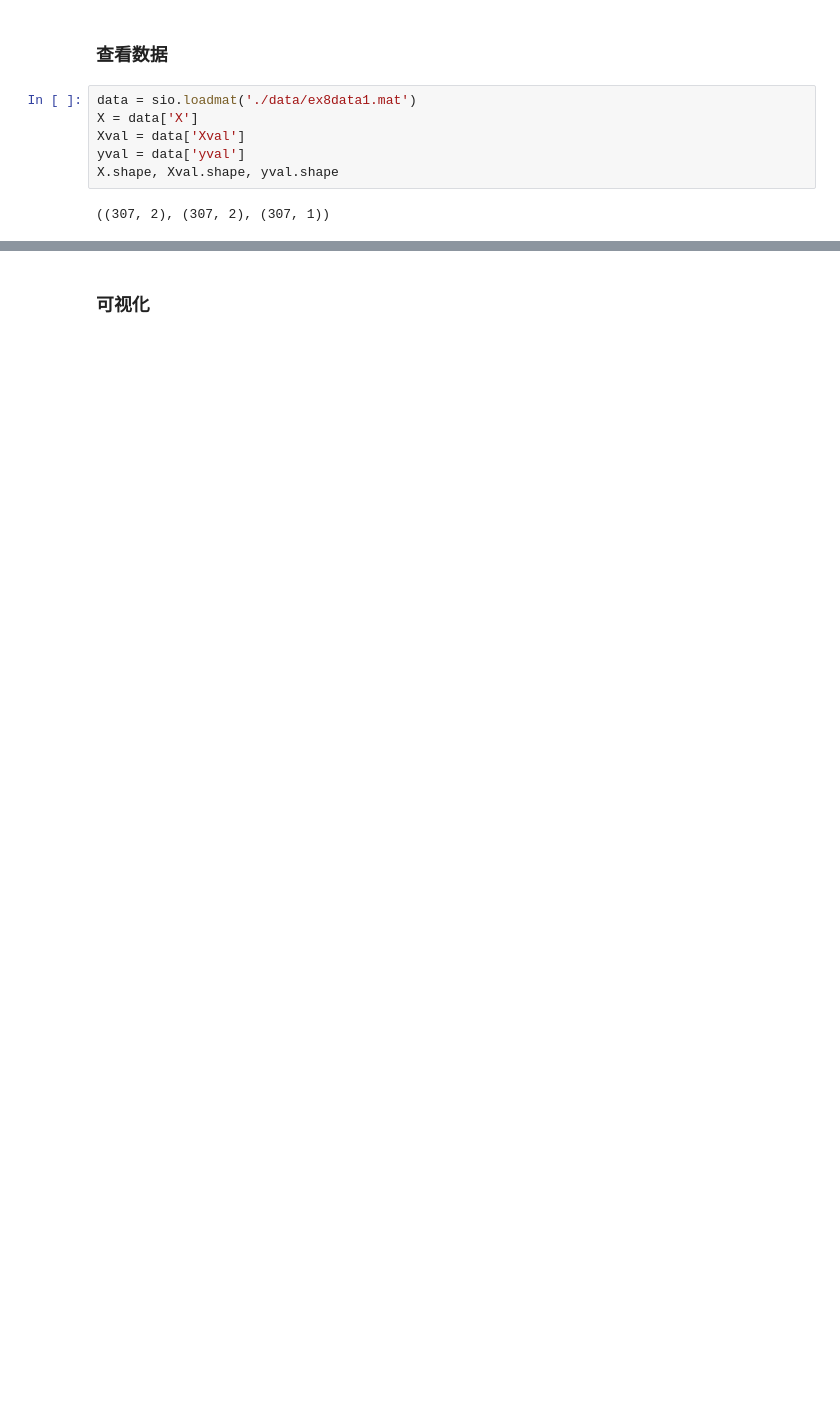
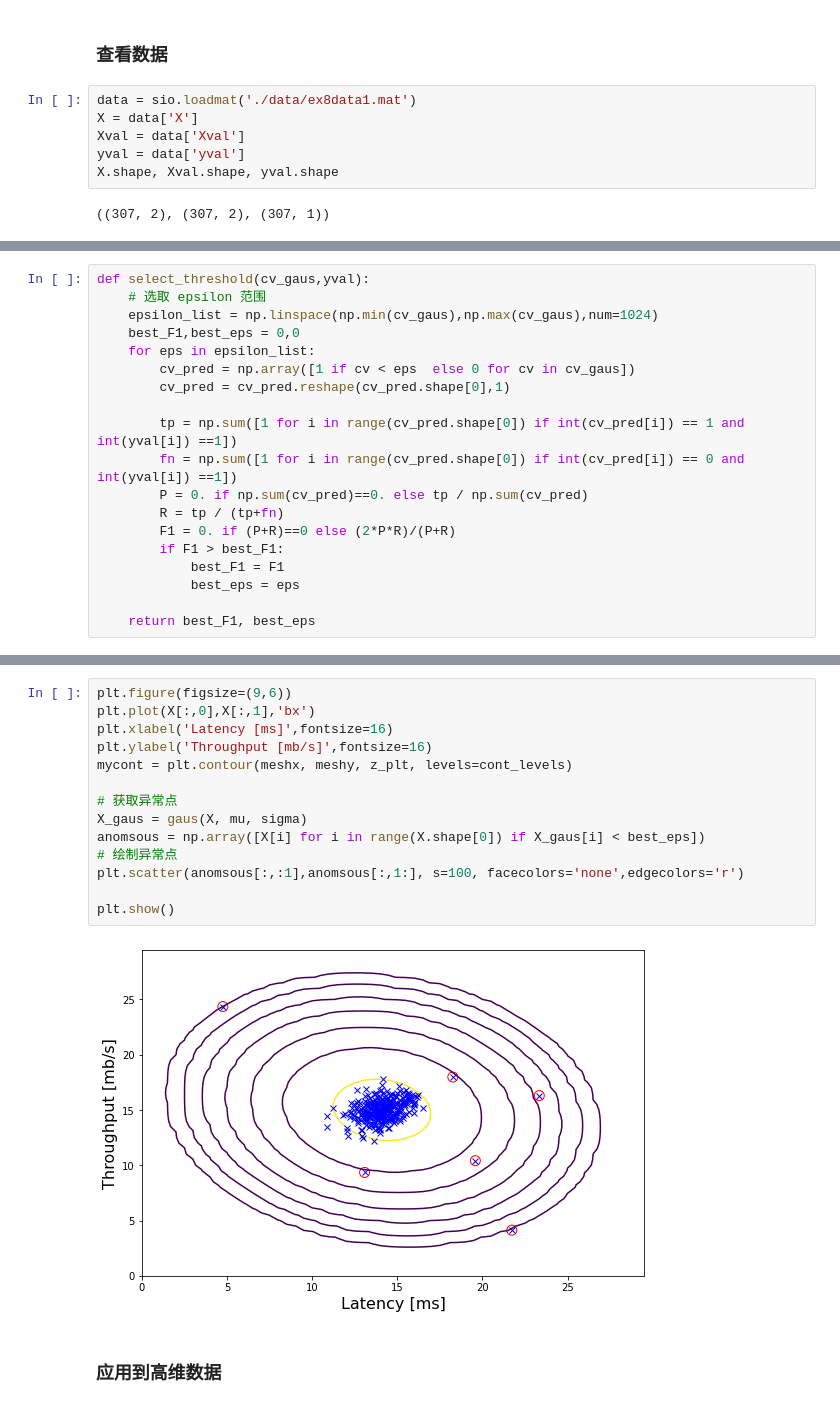
Before and after one commit to sherlockHSY/CourseML_Homework, a Jupyter notebook: ex8-Anomaly Detection and Recommender Systems/my_ex8.ipynb, the cells around one changed output, grey strips where cells are left out. Drawn from its saved outputs; the diff is of its cells as text; blank space fills up the shorter version.

```diff
--- a/ex8-Anomaly Detection and Recommender Systems/my_ex8.ipynb
+++ b/ex8-Anomaly Detection and Recommender Systems/my_ex8.ipynb
@@ -57,0 +99,19 @@ TypeError: Length of x (6) must match number of columns in z (2)
+# %%
+def select_threshold(cv_gaus,yval):
+    # 选取 epsilon 范围
+    epsilon_list = np.linspace(np.min(cv_gaus),np.max(cv_gaus),num=1024)
+    best_F1,best_eps = 0,0
+    for eps in epsilon_list:
+        cv_pred = np.array([1 if cv < eps  else 0 for cv in cv_gaus])
+        cv_pred = cv_pred.reshape(cv_pred.shape[0],1)
+
+        tp = np.sum([1 for i in range(cv_pred.shape[0]) if int(cv_pred[i]) == 1 and int(yval[i]) ==1])
+        fn = np.sum([1 for i in range(cv_pred.shape[0]) if int(cv_pred[i]) == 0 and int(yval[i]) ==1])
+        P = 0. if np.sum(cv_pred)==0. else tp / np.sum(cv_pred)
+        R = tp / (tp+fn)
+        F1 = 0. if (P+R)==0 else (2*P*R)/(P+R)
+        if F1 > best_F1:
+            best_F1 = F1
+            best_eps = eps
+
+    return best_F1, best_eps
@@ -58,2 +126,18 @@ TypeError: Length of x (6) must match number of columns in z (2)
+# %%
+plt.figure(figsize=(9,6))
+plt.plot(X[:,0],X[:,1],'bx')
+plt.xlabel('Latency [ms]',fontsize=16)
+plt.ylabel('Throughput [mb/s]',fontsize=16)
+mycont = plt.contour(meshx, meshy, z_plt, levels=cont_levels)
+
+# 获取异常点
+X_gaus = gaus(X, mu, sigma)
+anomsous = np.array([X[i] for i in range(X.shape[0]) if X_gaus[i] < best_eps])
+# 绘制异常点
+plt.scatter(anomsous[:,:1],anomsous[:,1:], s=100, facecolors='none',edgecolors='r')
+
+plt.show()
+# %% [output]
+[figure, added]
 # %% [markdown]
-### 可视化
+### 应用到高维数据
```
Also changed, not shown: parts of 20 cells of this notebook, 3 other files.
